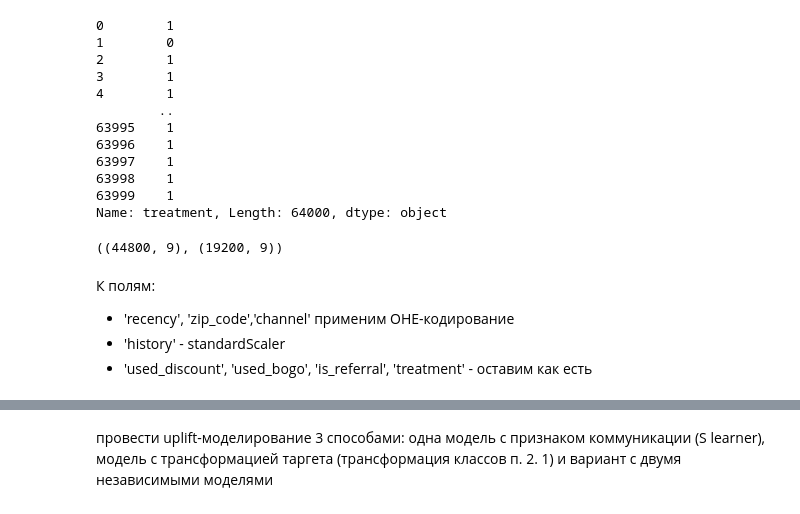
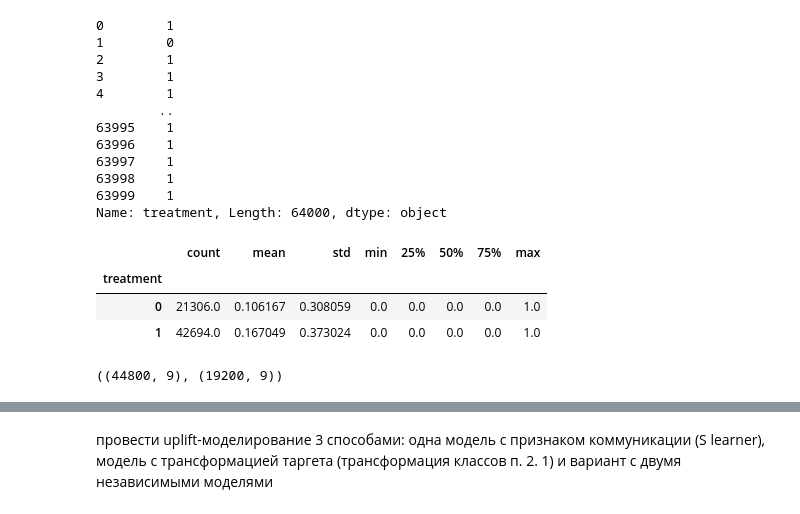
Before and after one commit to skyseedim/ML-in-Business, a Jupyter notebook: HW4.ipynb, the cells around one changed output, grey strips where cells are left out. Saved outputs shown, nothing was run; the diff lists cells and outputs as text; code cells hidden in the pictures.

```diff
--- a/HW4.ipynb
+++ b/HW4.ipynb
@@ -77,6 +80,13 @@ df.treatment
 63998    1
 63999    1
 Name: treatment, Length: 64000, dtype: object
+# %%
+df.groupby("treatment")['target'].describe()
+# %% [output]
+|  | count | mean | std | min | 25% | 50% | 75% | max |
+| treatment |  |  |  |  |  |  |  |  |
+| 0 | 21306.0 | 0.106167 | 0.308059 | 0.0 | 0.0 | 0.0 | 0.0 | 1.0 |
+| 1 | 42694.0 | 0.167049 | 0.373024 | 0.0 | 0.0 | 0.0 | 0.0 | 1.0 |
 # %%
 df_train, df_test = train_test_split(df, test_size=0.3, random_state=28)
 df_train.shape, df_test.shape
@@ -87,5 +94,0 @@ cat_features = ['recency', 'zip_code','channel']
-# %% [markdown]
-К полям:
-- 'recency', 'zip_code','channel' применим OHE-кодирование
-- 'history' - standardScaler
-- 'used_discount', 'used_bogo', 'is_referral', 'treatment' - оставим как есть
```
Also changed, not shown: parts of 19 cells of this notebook.
